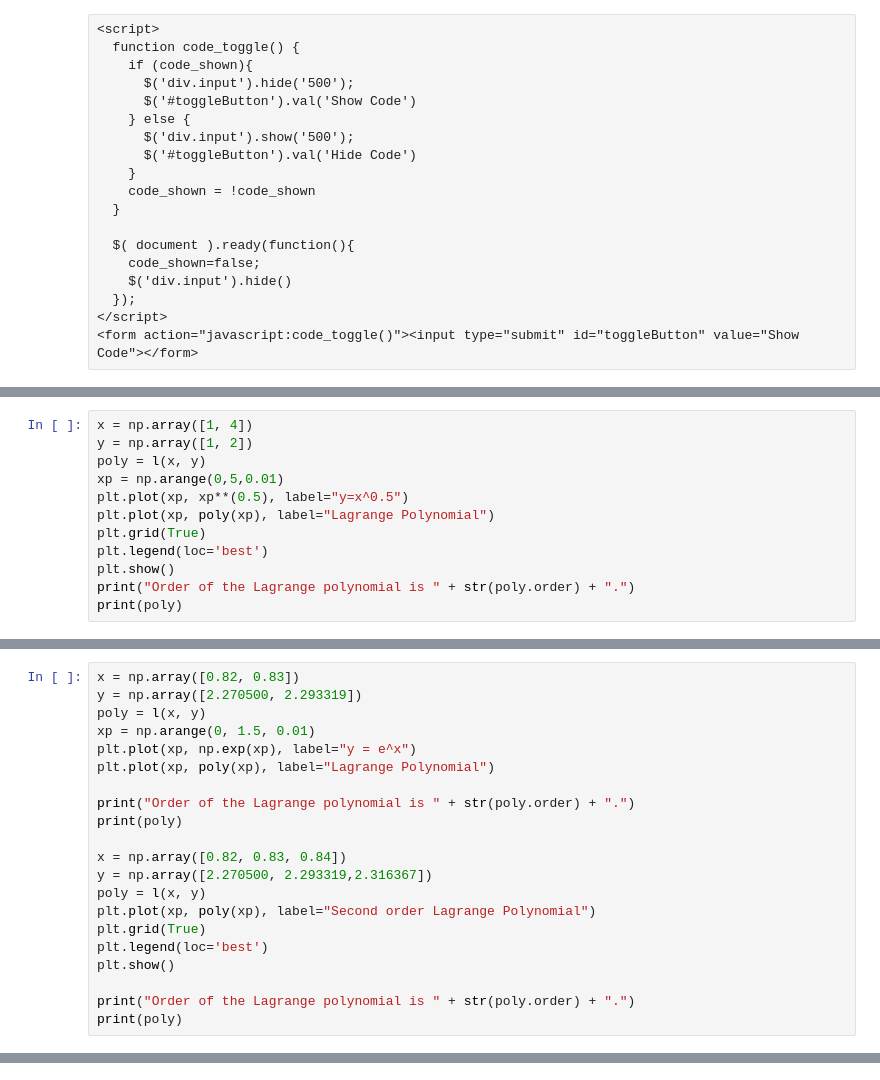
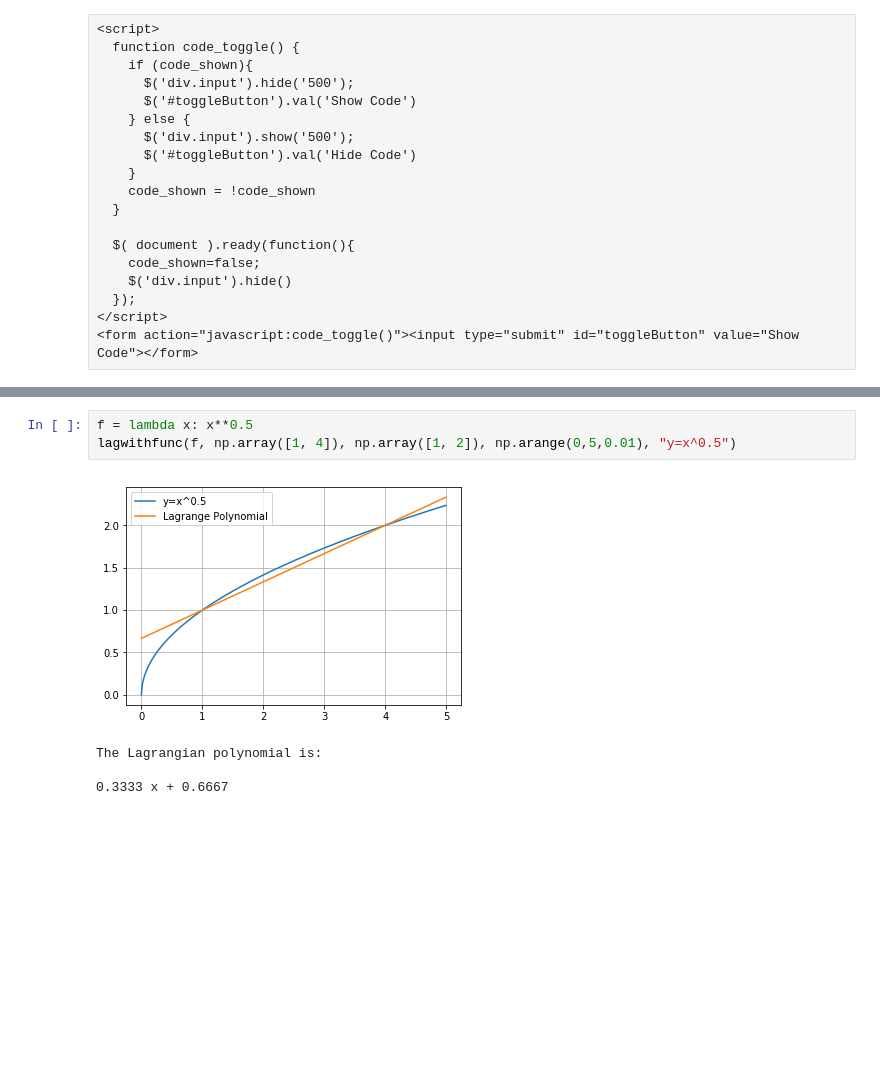
Before and after one commit to Vidhin05/Computational-and-Numerical-Methods, a Jupyter notebook: Set_6.ipynb, the cells around one changed output, grey strips where cells are left out. Saved outputs shown, nothing was run; the diff lists cells and outputs as text; blank space fills up the shorter version.

```diff
--- a/Set_6.ipynb
+++ b/Set_6.ipynb
@@ -39,12 +57,0 @@ def plot(x, y,lab):
-# %%
-x = np.array([1, 4])
-y = np.array([1, 2])
-poly = l(x, y)
-xp = np.arange(0,5,0.01)
-plt.plot(xp, xp**(0.5), label="y=x^0.5")
-plt.plot(xp, poly(xp), label="Lagrange Polynomial")
-plt.grid(True)
-plt.legend(loc='best')
-plt.show()
-print("Order of the Lagrange polynomial is " + str(poly.order) + ".")
-print(poly)
@@ -56,21 +57,0 @@ Order of the Lagrange polynomial is 1.
-# %%
-x = np.array([0.82, 0.83])
-y = np.array([2.270500, 2.293319])
-poly = l(x, y)
-xp = np.arange(0, 1.5, 0.01)
-plt.plot(xp, np.exp(xp), label="y = e^x")
-plt.plot(xp, poly(xp), label="Lagrange Polynomial")
-
-print("Order of the Lagrange polynomial is " + str(poly.order) + ".")
-print(poly)
-
-x = np.array([0.82, 0.83, 0.84])
-y = np.array([2.270500, 2.293319,2.316367])
-poly = l(x, y)
-plt.plot(xp, poly(xp), label="Second order Lagrange Polynomial")
-plt.grid(True)
-plt.legend(loc='best')
-plt.show()
-
-print("Order of the Lagrange polynomial is " + str(poly.order) + ".")
-print(poly)
@@ -84,0 +58,8 @@ Order of the Lagrange polynomial is 2.
+# %%
+f = lambda x: x**0.5
+lagwithfunc(f, np.array([1, 4]), np.array([1, 2]), np.arange(0,5,0.01), "y=x^0.5")
+# %% [output]
+[figure, added]
+The Lagrangian polynomial is:
+
+0.3333 x + 0.6667
```
Also changed, not shown: parts of 5 cells of this notebook.
